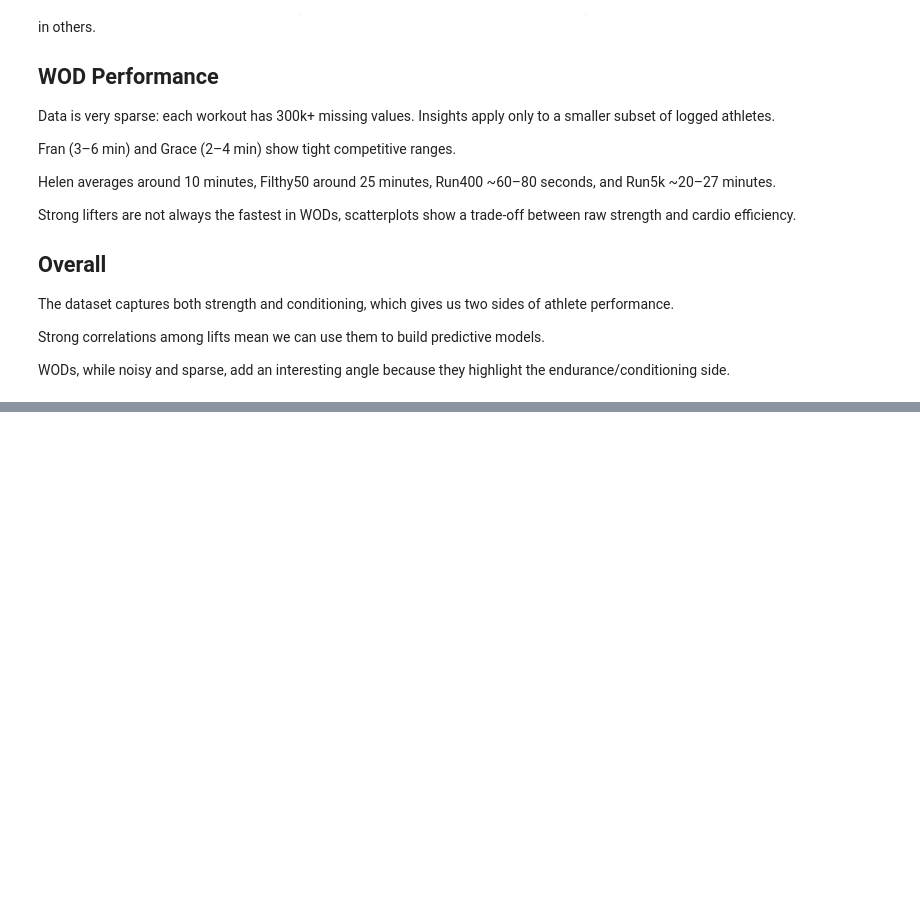
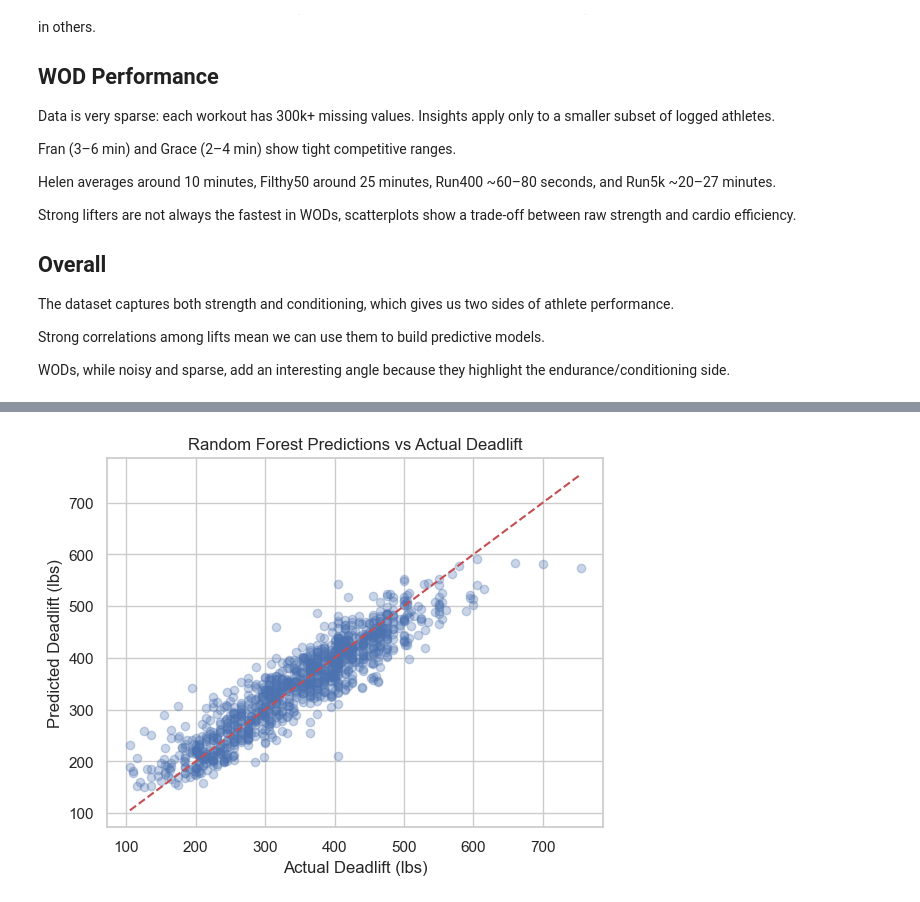
Before and after one commit to Babraakinyi/crossfit-athletes-analysis, a Jupyter notebook: notebook/Crossfit Athletes Analysis.ipynb, the cells around one changed output, grey strips where cells are left out. Drawn from its saved outputs; the diff is of its cells as text; code cells hidden in the pictures; blank space fills up the shorter version.

Commit message:
Added feature engineering, Random Forest model, feature importance, and predictions

```diff
--- a/notebook/Crossfit Athletes Analysis.ipynb
+++ b/notebook/Crossfit Athletes Analysis.ipynb
@@ -702,0 +1004,16 @@ WODs, while noisy and sparse, add an interesting angle because they highlight th
+# %%
+import matplotlib.pyplot as plt
+
+y_pred = model.predict(X_test)
+
+# Scatter plot of actual vs predicted
+plt.scatter(y_test, y_pred, alpha=0.3)
+plt.xlabel("Actual Deadlift (lbs)")
+plt.ylabel("Predicted Deadlift (lbs)")
+plt.title("Random Forest Predictions vs Actual Deadlift")
+plt.plot([y_test.min(), y_test.max()],
+         [y_test.min(), y_test.max()],
+         'r--')
+plt.show()
+# %% [output]
+[figure, added]
```
Also changed, not shown: parts of 20 cells of this notebook, 1 other file.
